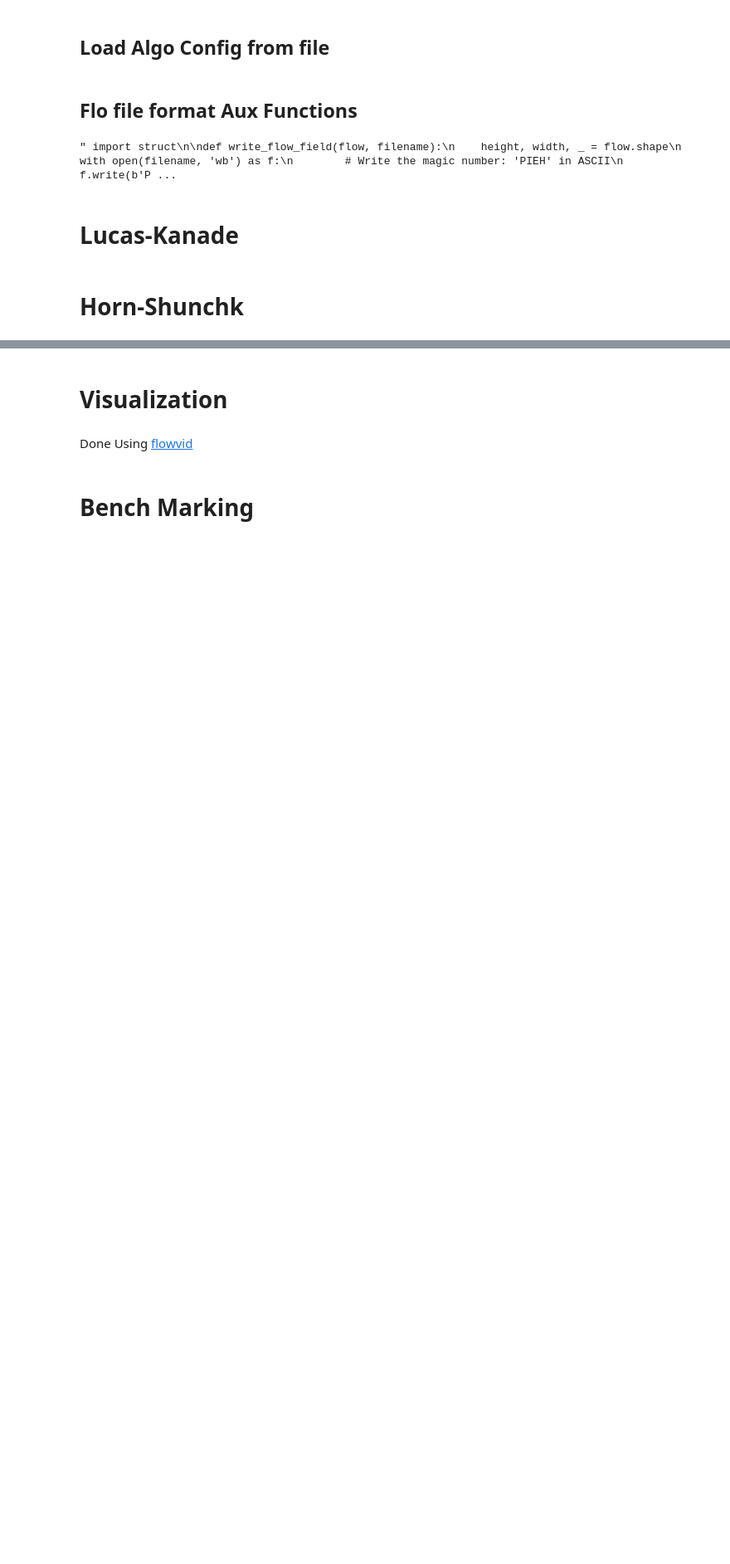
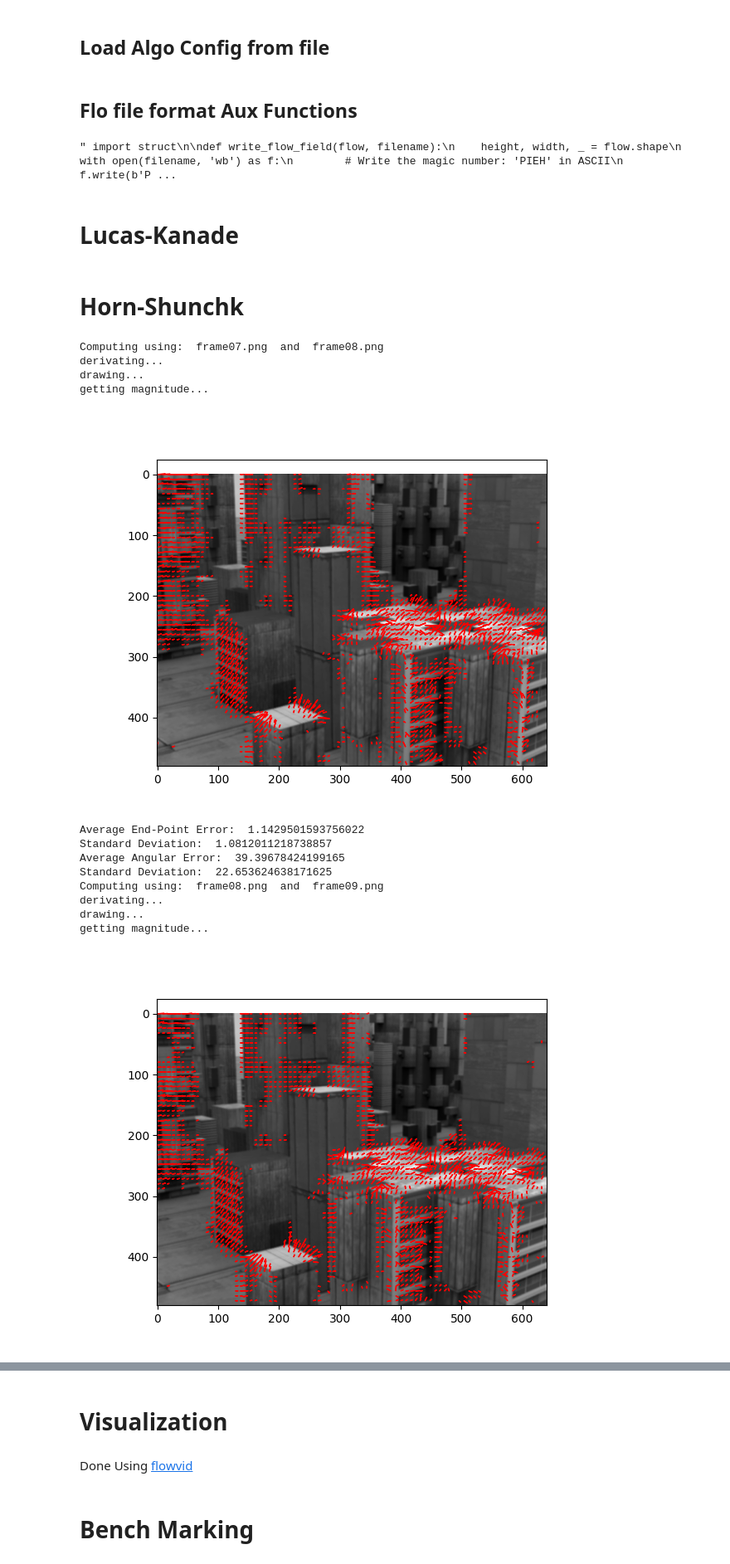
Before and after one commit to martinhofigueiredo/VC, a Jupyter notebook: assignment2/assignment2.ipynb, the cells around one changed output, grey strips where cells are left out. Shown at 83% size. Saved outputs shown, nothing was run; the diff lists cells and outputs as text; code cells hidden in the pictures; blank space fills up the shorter version.

Commit message:
horn com error calculation

```diff
--- a/assignment2/assignment2.ipynb
+++ b/assignment2/assignment2.ipynb
@@ -463,13 +492,57 @@ def get_derivatives(img1, img2):
-# %%
-#print(f"Loading File \'config_HS.yml\'")
-
-config = load_config('config_HS.yml')
-
-input_path = config['input_path']
-
-#name = get_frame_paths(input_path)
-frames = os.listdir(input_path)
-##print(frames)
-for i in range(0,len(frames)-1):
-    #print("CYCLE: ", i)
-    computeHS(input_path, frames[i], frames[i+1], alpha=15, delta=10**-1)
+# %%
+#print(f"Loading File \'config_HS.yml\'")
+
+config = load_config('config_HS.yml')
+
+input_path = config['input_path']
+
+gt_path = '/Users/nmcna/Desktop/FEUP/4oano/2osemestre/VC/assignment2/dataset/other-gt-flow/Urban2/flow10.flo'
+
+gt = read_flow_field(gt_path)
+
+gt_u = gt[:, :, 0].astype(float) / 255.0  # Normalize u component to [0, 1]
+gt_v = gt[:, :, 1].astype(float) / 255.0  # Normalize v component to [0, 1]
+#name = get_frame_paths(input_path)
+frames = os.listdir(input_path)
+##print(frames)
+aee_values = []
+aee_std_values = []
+aae_values = []
+aae_std_values = []
+for i in range(0,len(frames)-1):
+    #print("CYCLE: ", i)
+    u, v = computeHS(input_path, frames[i], frames[i+1], alpha=15, delta=10**-1)
+
+    aee = calculate_aee(u, v, gt_u, gt_v)
+    aee_std = calculate_aee_std(u, v, gt_u, gt_v)
+    print("Average End-Point Error: ", aee)
+    print("Standard Deviation: ", aee_std)
+    aee_values.append(aee)
+    aee_std_values.append(aee_std)
+
+    aae = calculate_aae(u, v, gt_u, gt_v)
+    aae_std = calculate_aae_std(u, v, gt_u, gt_v)
+    print("Average Angular Error: ", aae)
+    print("Standard Deviation: ", aae_std)
+    aae_values.append(aae)
+    aae_std_values.append(aae_std)
+
+print("MEAN AEE: ", np.mean(aee_values))
+print("MEAN STD: ", np.mean(aee_std_values))
+print("MEAN AAE: ", np.mean(aae_values))
+print("MEAN STD: ", np.mean(aae_std_values))
+# %% [output]
+Computing using:  frame07.png  and  frame08.png
+derivating...
+drawing...
+getting magnitude...
+[figure, added]
+Average End-Point Error:  1.1429501593756022
+Standard Deviation:  1.0812011218738857
+Average Angular Error:  39.39678424199165
+Standard Deviation:  22.653624638171625
+Computing using:  frame08.png  and  frame09.png
+derivating...
+drawing...
+getting magnitude...
+[figure, added]
```
Also changed, not shown: parts of 2 cells of this notebook.
